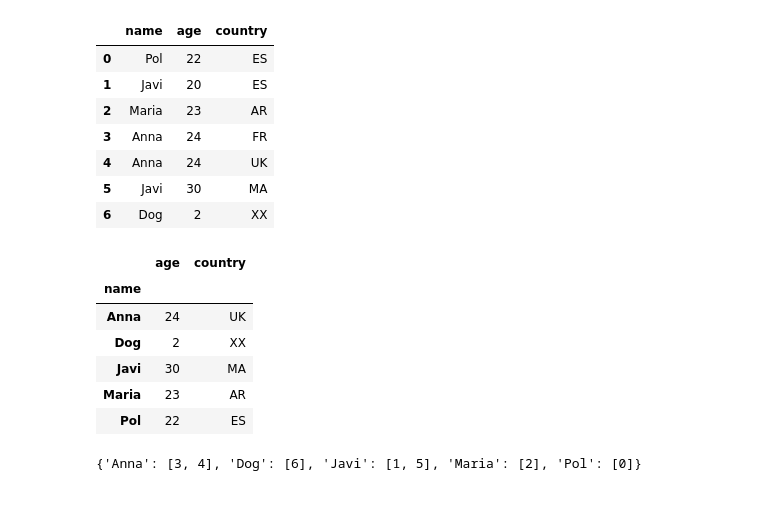
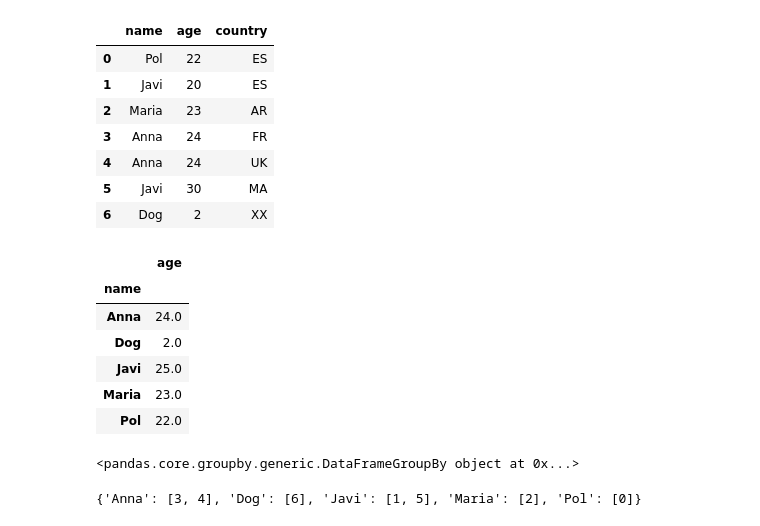
Before and after one commit to raafat-hantoush/IH_RH_DA_FT_MAY_2022, a Jupyter notebook: Class_Materials/Pandas/RH_Pandas_Data_Frame_General-3.ipynb, the cells around one changed output. Drawn from its saved outputs; the diff is of its cells as text; code cells hidden in the pictures.

```diff
--- a/Class_Materials/Pandas/RH_Pandas_Data_Frame_General-3.ipynb
+++ b/Class_Materials/Pandas/RH_Pandas_Data_Frame_General-3.ipynb
@@ -18,15 +18,19 @@ people_df
 | 5 | Javi | 30 | MA |
 | 6 | Dog | 2 | XX |
 # %%
-people_df.groupby("name").max()
+people_df.groupby("name").mean()
 # %% [output]
-|  | age | country |
-| name |  |  |
-| Anna | 24 | UK |
-| Dog | 2 | XX |
-| Javi | 30 | MA |
-| Maria | 23 | AR |
-| Pol | 22 | ES |
+|  | age |
+| name |  |
+| Anna | 24.0 |
+| Dog | 2.0 |
+| Javi | 25.0 |
+| Maria | 23.0 |
+| Pol | 22.0 |
+# %%
+people_df.groupby("name")
+# %% [output]
+<pandas.core.groupby.generic.DataFrameGroupBy object at 0x...>
 # %%
 people_df.groupby("name").groups
 # %% [output]
```
Also changed, not shown: parts of 8 cells of this notebook.
